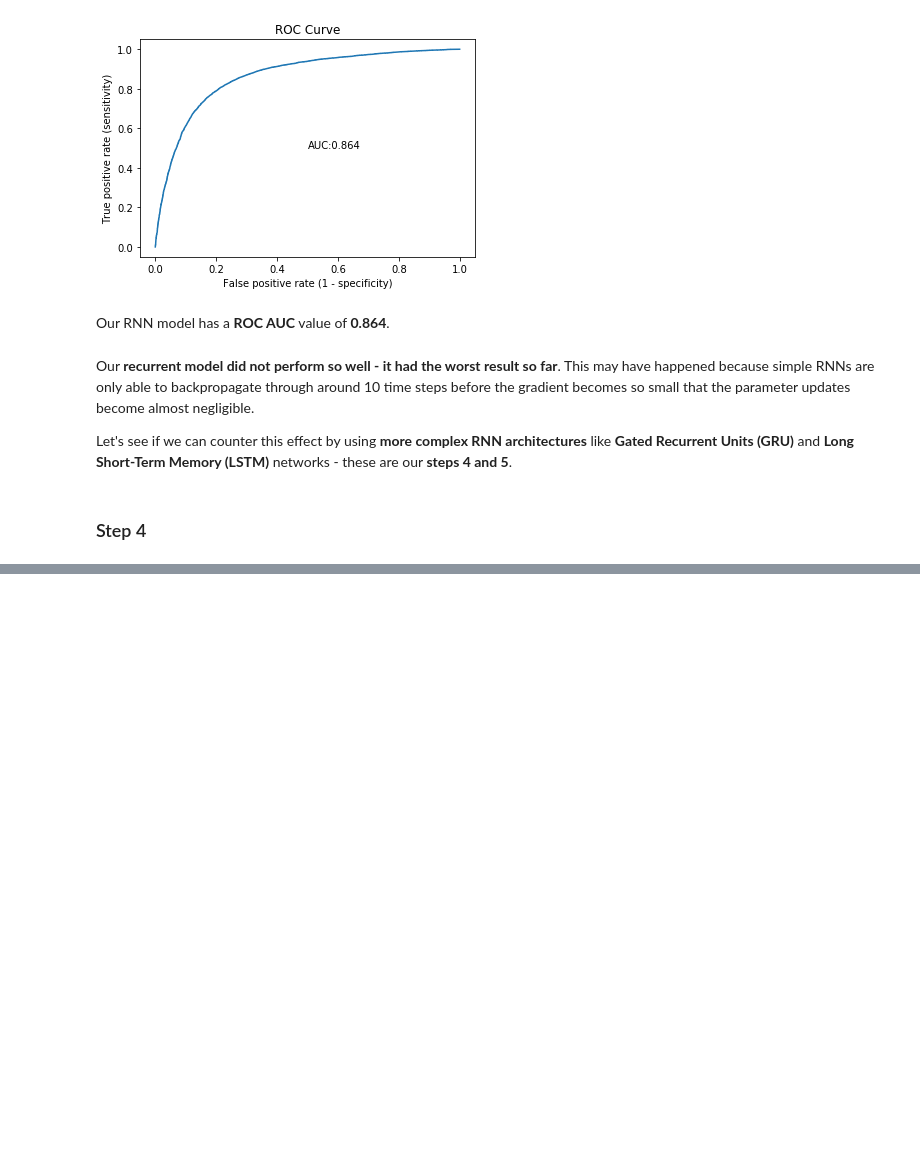
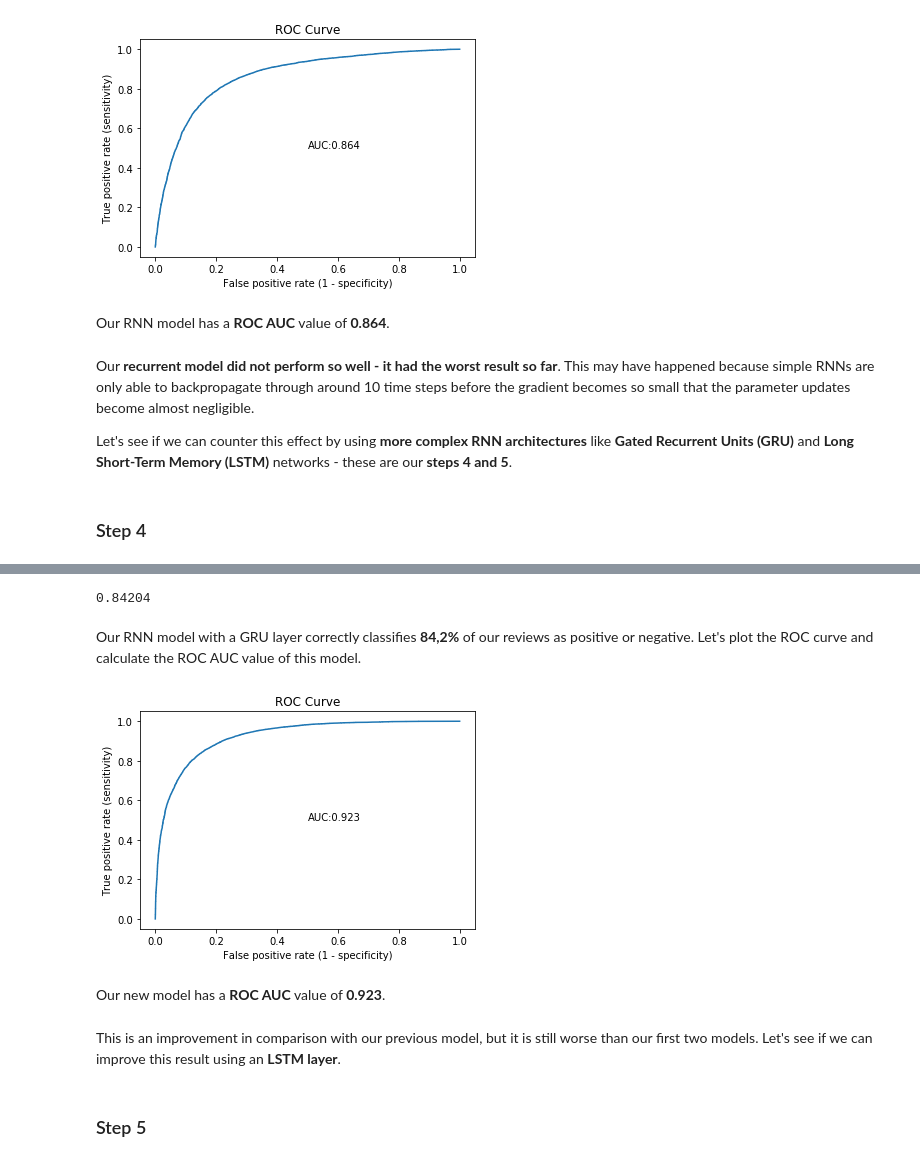
Before and after one commit to j-n-t/natural_language_processing, a Jupyter notebook: Text Classification with Neural Networks.ipynb, the cells around one changed output, grey strips where cells are left out. Cells and saved outputs as stored; diff of their text form; code cells hidden in the pictures; blank space fills up the shorter version.

Commit message:
feat: Create GRU model

```diff
--- a/Text Classification with Neural Networks.ipynb
+++ b/Text Classification with Neural Networks.ipynb
@@ -829,0 +890,4 @@ Let's see if we can counter this effect by using **more complex RNN architecture
+# %%
+# callback to save model parameters after each epoch of training
+
+modelcheckpoint = ModelCheckpoint(filepath=output_dir+"/weights.{epoch:02d}.hdf5")
@@ -829,0 +901,5 @@ Let's see if we can counter this effect by using **more complex RNN architecture
+# %%
+model.fit(x_train, y_train,
+          batch_size=batch_size, epochs=epochs, verbose=1,
+          validation_data=(x_test, y_test),
+          callbacks=[modelcheckpoint])
@@ -829,0 +921,7 @@ Let's see if we can counter this effect by using **more complex RNN architecture
+# %%
+# load parameters of epoch 3
+
+model.load_weights(output_dir+"/weights.03.hdf5")
+# %%
+predictions = model.predict(x_test)
+predictions[0:3]
@@ -829,0 +961,28 @@ Let's see if we can counter this effect by using **more complex RNN architecture
+# %%
+# accuracy score
+
+acc_gru = accuracy_score(y_test, predictions_class)
+print(acc_gru)
+# %% [output]
+0.84204
+# %% [markdown]
+Our RNN model with a GRU layer correctly classifies **84,2%** of our reviews as positive or negative. Let's plot the ROC curve and calculate the ROC AUC value of this model.
+# %%
+fpr, tpr, thresh = roc_curve(y_test, predictions)
+
+area_uc_gru = auc(fpr, tpr)
+
+plt.figure(figsize=(6,4))
+plt.plot(fpr, tpr)
+plt.xlabel('False positive rate (1 - specificity)')
+plt.ylabel('True positive rate (sensitivity)')
+plt.text(0.5, 0.5, 'AUC:{:.3f}'.format(area_uc_gru))
+plt.title('ROC Curve');
+# %% [output]
+[figure, added]
+# %% [markdown]
+Our new model has a **ROC AUC** value of **0.923**.
+# %% [markdown]
+This is an improvement in comparison with our previous model, but it is still worse than our first two models. Let's see if we can improve this result using an **LSTM layer**.
+# %% [markdown]
+### Step 5
```
Also changed, not shown: parts of 21 cells of this notebook.
